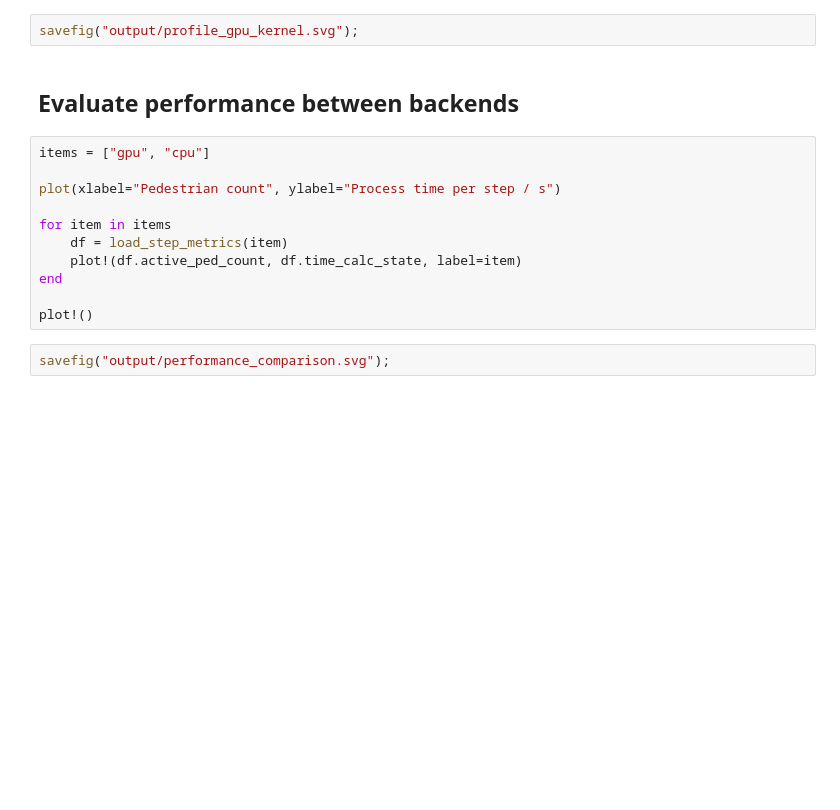
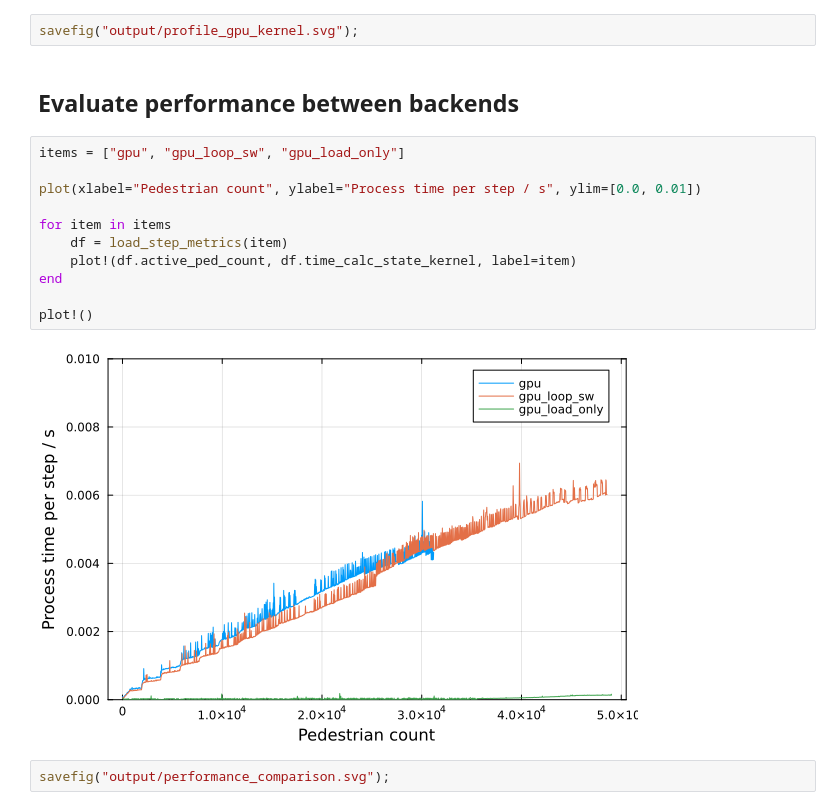
Before and after one commit to qt2/pedoni, a Jupyter notebook: benches/benchmark.ipynb, the cells around one changed output. Cells and saved outputs as stored; diff of their text form; blank space fills up the shorter version.

```diff
--- a/benches/benchmark.ipynb
+++ b/benches/benchmark.ipynb
@@ -23,15 +29,17 @@ savefig("output/profile_gpu_kernel.svg");
 # %% [markdown]
 ## Evaluate performance between backends
 # %%
-items = ["gpu", "cpu"]
+items = ["gpu", "gpu_loop_sw", "gpu_load_only"]
 
-plot(xlabel="Pedestrian count", ylabel="Process time per step / s")
+plot(xlabel="Pedestrian count", ylabel="Process time per step / s", ylim=[0.0, 0.01])
 
 for item in items
     df = load_step_metrics(item)
-    plot!(df.active_ped_count, df.time_calc_state, label=item)
+    plot!(df.active_ped_count, df.time_calc_state_kernel, label=item)
 end
 
 plot!()
+# %% [output]
+[figure, added]
 # %%
 savefig("output/performance_comparison.svg");
```
Also changed, not shown: parts of 1 cell of this notebook, 3 other files.
